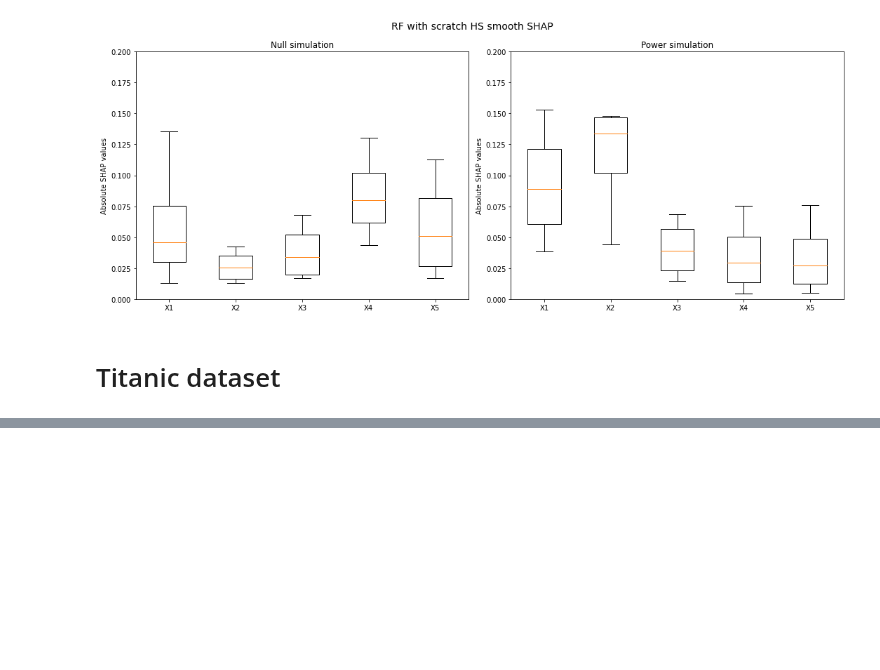
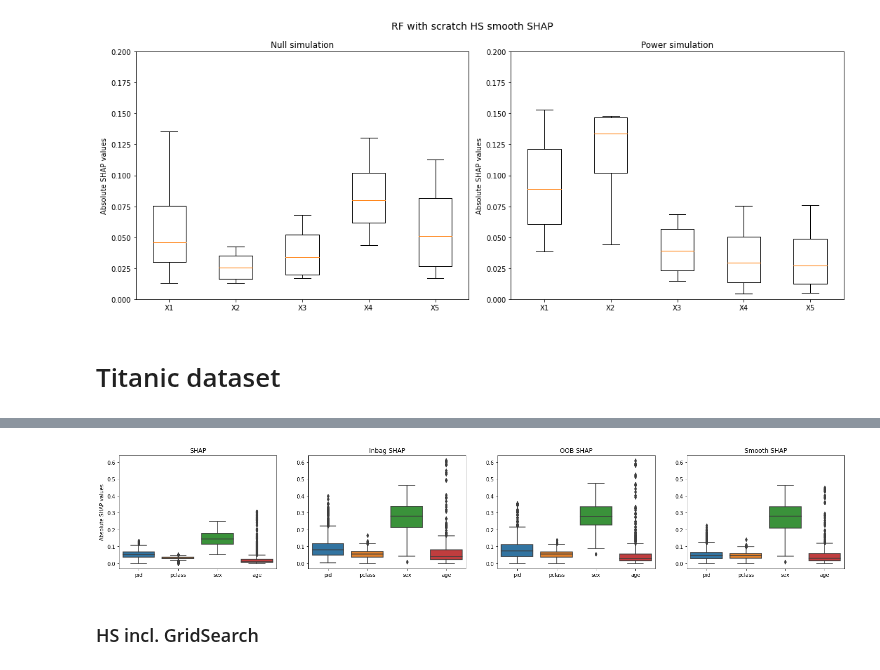
Before and after one commit to markusloecher/TreeBasedModel, a Jupyter notebook: notebooks/HS_SmSHAP.ipynb, the cells around one changed output, grey strips where cells are left out. Cells and saved outputs as stored; diff of their text form; code cells hidden in the pictures; blank space fills up the shorter version.

```diff
--- a/notebooks/HS_SmSHAP.ipynb
+++ b/notebooks/HS_SmSHAP.ipynb
@@ -377,0 +375,6 @@ X.head(3)
+# %%
+X = data[['pid', 'pclass', 'sex', 'age']]
+y = data["survived"].astype("float")
+# %%
+from sklearn.model_selection import train_test_split
+X_train, X_test, y_train, y_test = train_test_split(X, y, test_size=0.3, shuffle=True)
@@ -377,0 +456,32 @@ X.head(3)
+# %%
+export_model_rfHSsmSH = clf_HSsmSHAP.export_forest_for_SHAP()
+
+#import model into shap tree explainer
+explainer_rfHSsmSH = shap.TreeExplainer(export_model_rfHSsmSH)
+
+# Compute shap scores of RF for train data
+shap_vals_rfHSsmSH_raw = explainer_rfHSsmSH.shap_values(X_train, y_train)
+# %%
+# Comparison of absolute value distribution p feature
+fig, axs = plt.subplots(1,4,figsize=(25,4))
+
+
+sns.boxplot(data=np.abs(shap_vals_rfHSsmSH_raw), ax =axs[0])
+sns.boxplot(data=np.abs(clf_HSsmSHAP.inbag_SHAP_values), ax=axs[1])
+sns.boxplot(data=np.abs(clf_HSsmSHAP.oob_SHAP_values), ax=axs[2])
+sns.boxplot(data=np.abs(clf_HSsmSHAP.smSHAP_vals), ax =axs[3])
+
+
+axs[0].set_title("SHAP")
+axs[1].set_title("Inbag SHAP")
+axs[2].set_title("OOB SHAP")
+axs[3].set_title("Smooth SHAP")
+axs[0].set_ylabel("Absolute SHAP values")
+
+plt.setp(axs, xticks=[0, 1, 2, 3], xticklabels=X_train.columns);
+
+plt.setp(axs, ylim=axs[2].get_ylim());
+# %% [output]
+[figure, added]
+# %% [markdown]
+### HS incl. GridSearch
```
Also changed, not shown: parts of 35 cells of this notebook, 1 other file.
